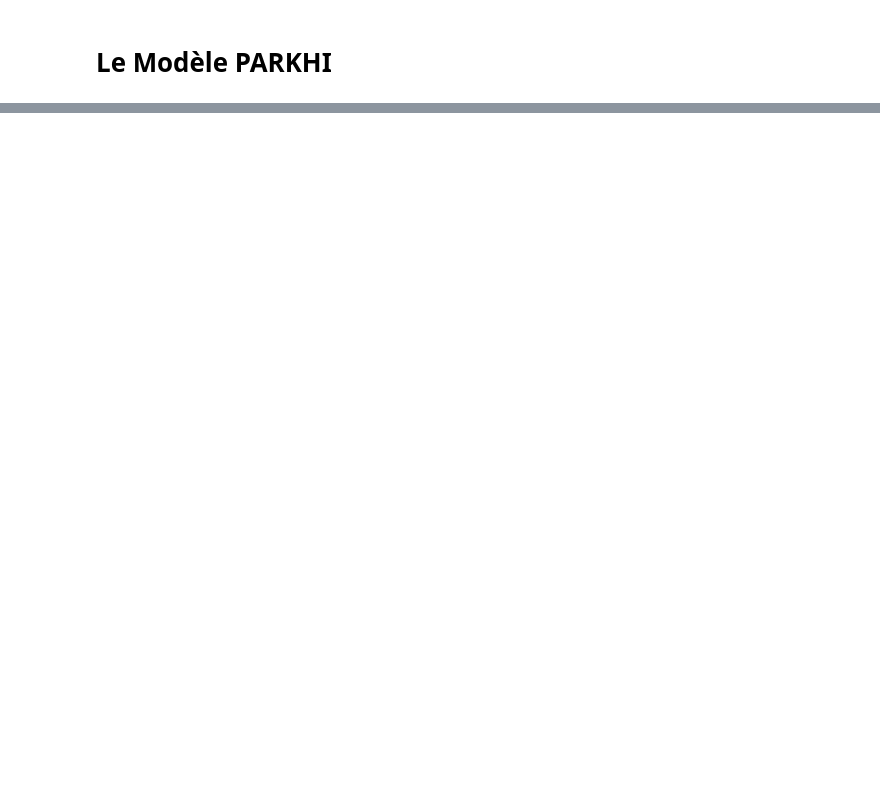
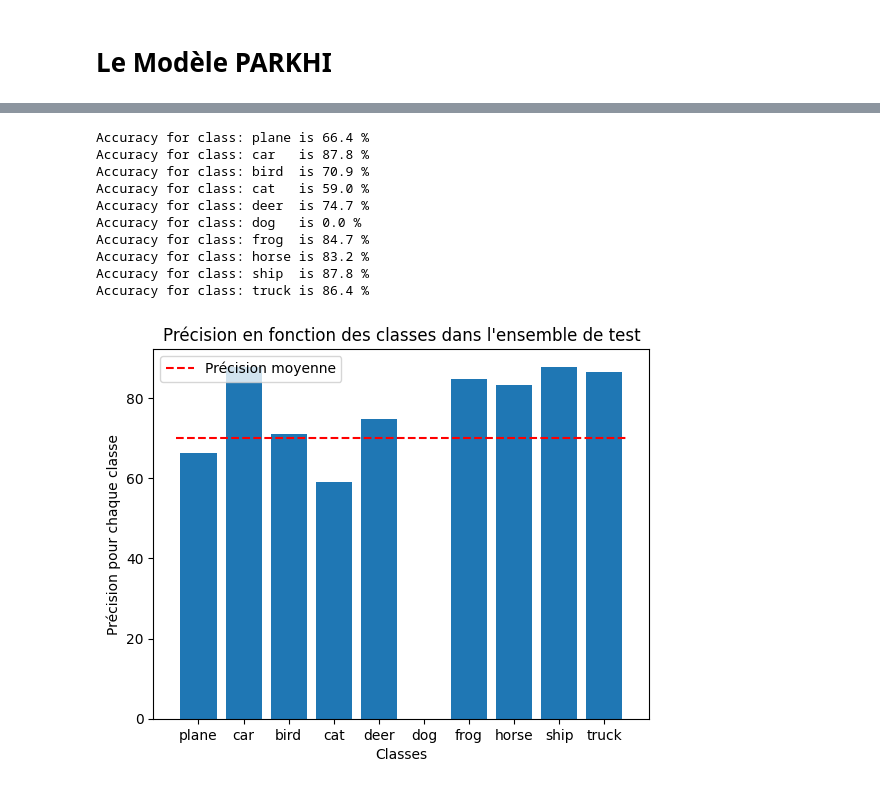
Before and after one commit to armburn/projet-traitement-image, a Jupyter notebook: from_zero.ipynb, the cells around one changed output, grey strips where cells are left out. Saved outputs shown, nothing was run; the diff lists cells and outputs as text; code cells hidden in the pictures; blank space fills up the shorter version.

```diff
--- a/from_zero.ipynb
+++ b/from_zero.ipynb
@@ -582,6 +582,8 @@ class P_Net(nn.Module):
 net = P_Net(3,3)
 net.cuda() # go GPU
 
+dataiter = iter(trainloader)
+images, labels = next(dataiter)
 net.size_debug(images.cuda())
 # %% [output]
 in :
@@ -613,7 +615,7 @@ optimizer = optim.SGD(net.parameters(), lr=0.001, momentum=0.9)
 # criterion = nn.CrossEntropyLoss()
 # %%
 
-n_epochs = 2
+n_epochs = 20
 
 for epoch in range(n_epochs):  # loop over the dataset multiple times
 
@@ -635,9 +637,14 @@ for epoch in range(n_epochs):  # loop over the dataset multiple times
 
         # print statistics
         running_loss += loss.item()
-        if i % 2000 == 1999:    # print every 2000 mini-batches
-            print(f'[{epoch + 1}, {i + 1:5d}] loss: {running_loss / 2000:.3f}')
+
+        L = 80
+        if i % L == L-1:    # print every 2000 mini-batches
+            print(f'[{epoch + 1}, {i + 1:5d}] loss: {running_loss / L:.3f}')
             running_loss = 0.0
 
+    PATH = f"./cifar_net_parkhi_epoch{epoch}_batch{batch_size}.pth"
+    torch.save(net.state_dict(), PATH)
+
 print('Finished Training')
 # %% [output]
@@ -689,0 +760,53 @@ print(f'Accuracy of the network on the 10000 test images: {100 * correct // tota
+# %%
+# précision en fonction des classes :
+
+# prepare to count predictions for each class
+correct_pred = {classname: 0 for classname in classes}
+total_pred = {classname: 0 for classname in classes}
+
+# again no gradients needed
+with torch.no_grad():
+    for data in testloader:
+        images, labels = data
+        images = images.cuda()
+        labels = labels.cuda()
+        outputs = net(images)
+        _, predictions = torch.max(outputs, 1)
+        # collect the correct predictions for each class
+        for label, prediction in zip(labels, predictions):
+            if label == prediction:
+                correct_pred[classes[label]] += 1
+            total_pred[classes[label]] += 1
+
+# print accuracy for each class
+
+noms_classe = []
+precisions_classe = []
+for classname, correct_count in correct_pred.items():
+    accuracy = 100 * float(correct_count) / total_pred[classname]
+    print(f'Accuracy for class: {classname:5s} is {accuracy:.1f} %')
+    noms_classe.append(classname)
+    precisions_classe.append(accuracy)
+precision_moyenne = np.mean(precisions_classe)
+
+
+fig, ax = plt.subplots()
+ax.bar(noms_classe, precisions_classe)
+ax.plot([-0.5,9.5], [precision_moyenne, precision_moyenne], '--r', label='Précision moyenne')
+ax.set_xlabel('Classes')
+ax.set_ylabel("Précision pour chaque classe")
+ax.set_title("Précision en fonction des classes dans l'ensemble de test")
+ax.legend()
+plt.show()
+# %% [output]
+Accuracy for class: plane is 66.4 %
+Accuracy for class: car   is 87.8 %
+Accuracy for class: bird  is 70.9 %
+Accuracy for class: cat   is 59.0 %
+Accuracy for class: deer  is 74.7 %
+Accuracy for class: dog   is 0.0 %
+Accuracy for class: frog  is 84.7 %
+Accuracy for class: horse is 83.2 %
+Accuracy for class: ship  is 87.8 %
+Accuracy for class: truck is 86.4 %
+[figure, added]
```
Also changed, not shown: parts of 6 cells of this notebook, 20 other files.
